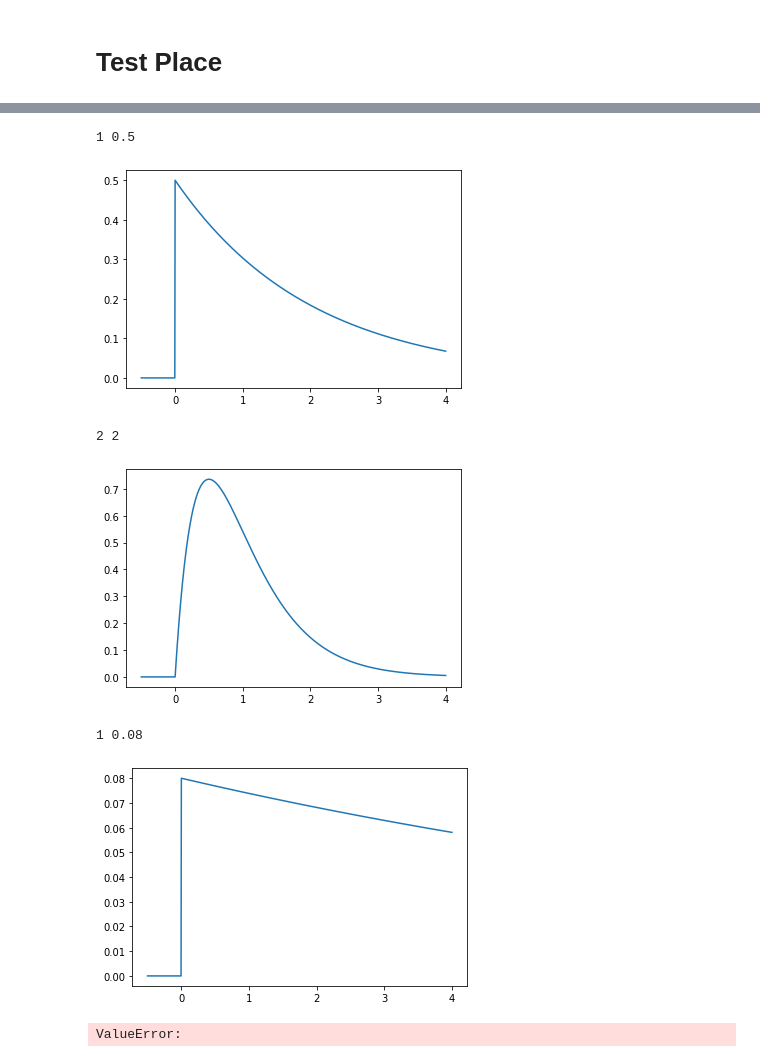
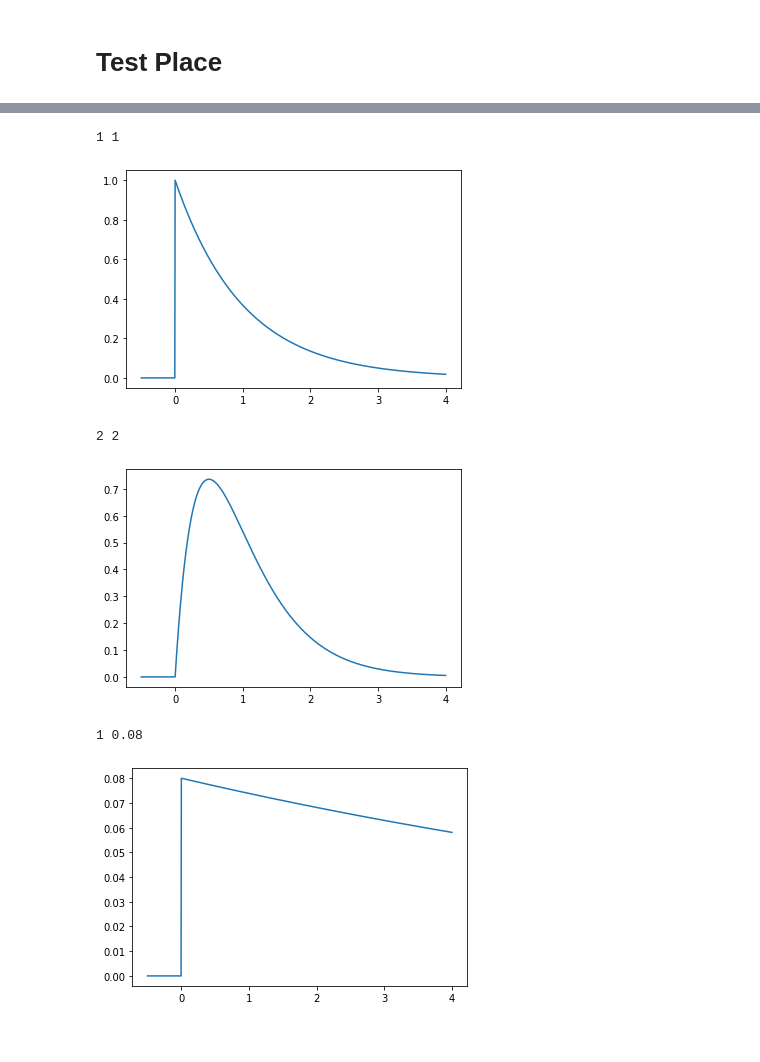
Before and after one commit to Napam/INF367A, a Jupyter notebook: Projects/Project2/StanProject.ipynb, the cells around one changed output, grey strips where cells are left out. Drawn from its saved outputs; the diff is of its cells as text; code cells hidden in the pictures.

```diff
--- a/Projects/Project2/StanProject.ipynb
+++ b/Projects/Project2/StanProject.ipynb
@@ -310,35 +417,31 @@ ci_df(df_hist['model'][0], df_train.sample(n=100).sort_values('rating'))
 # %%
 xrange = np.linspace(-0.5,4,1000)
 
 a = 1
-b = 0.5*a
+b = 1*a
 y = stats.gamma.pdf(xrange, a=a, scale=1/b)
 print(a, b)
 plt.plot(xrange, y)
 plt.show()
 
 a = 2
 b = 1*a
 y = stats.gamma.pdf(xrange, a=a, scale=1/b)
 print(a, b)
 plt.plot(xrange, y)
 plt.show()
 
 a = 1
 b = 0.08*a
 y = stats.gamma.pdf(xrange, a=a, scale=1/b)
 print(a, b)
 plt.plot(xrange, y)
 # plt.axvline(((a-1)/b/(a-1)))
 plt.show()
 # %% [output]
-1 0.5
+1 1
-[figure, old version]
+[figure, new version]
 2 2
 [figure]
 1 0.08
 [figure]
-# %%
-raise ValueError
-# %% [output]
-ValueError:
```
Also changed, not shown: parts of 22 cells of this notebook, 10 other files.
